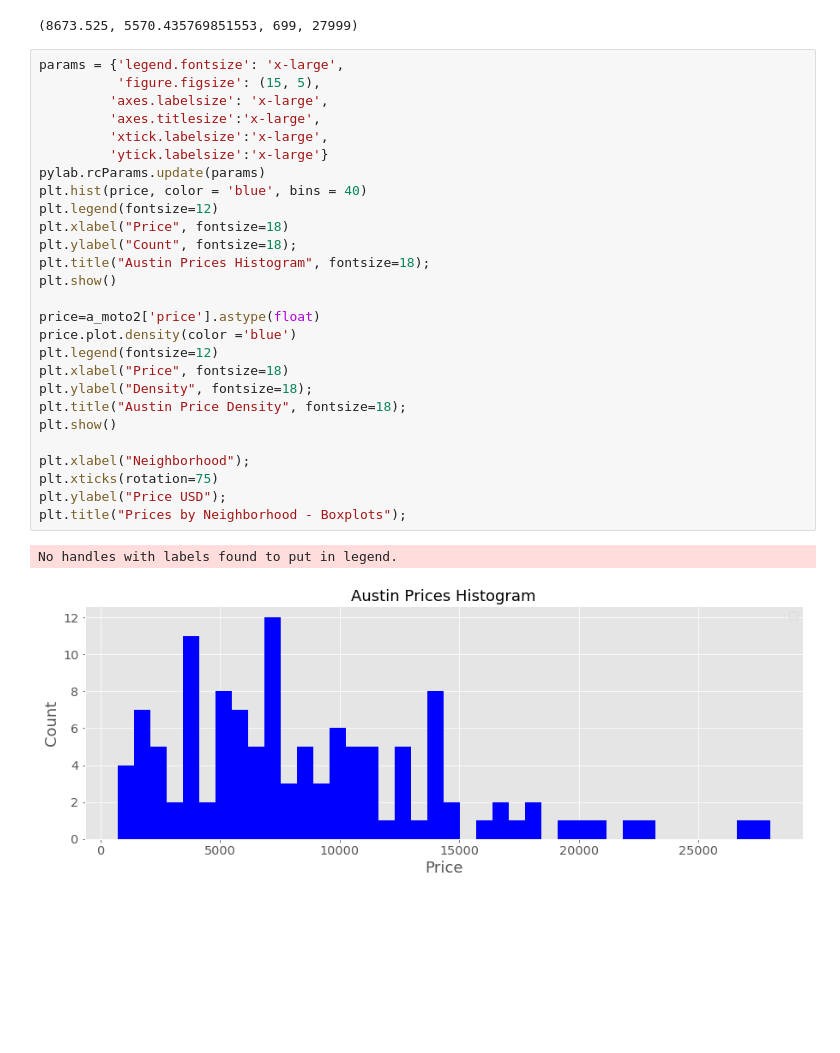
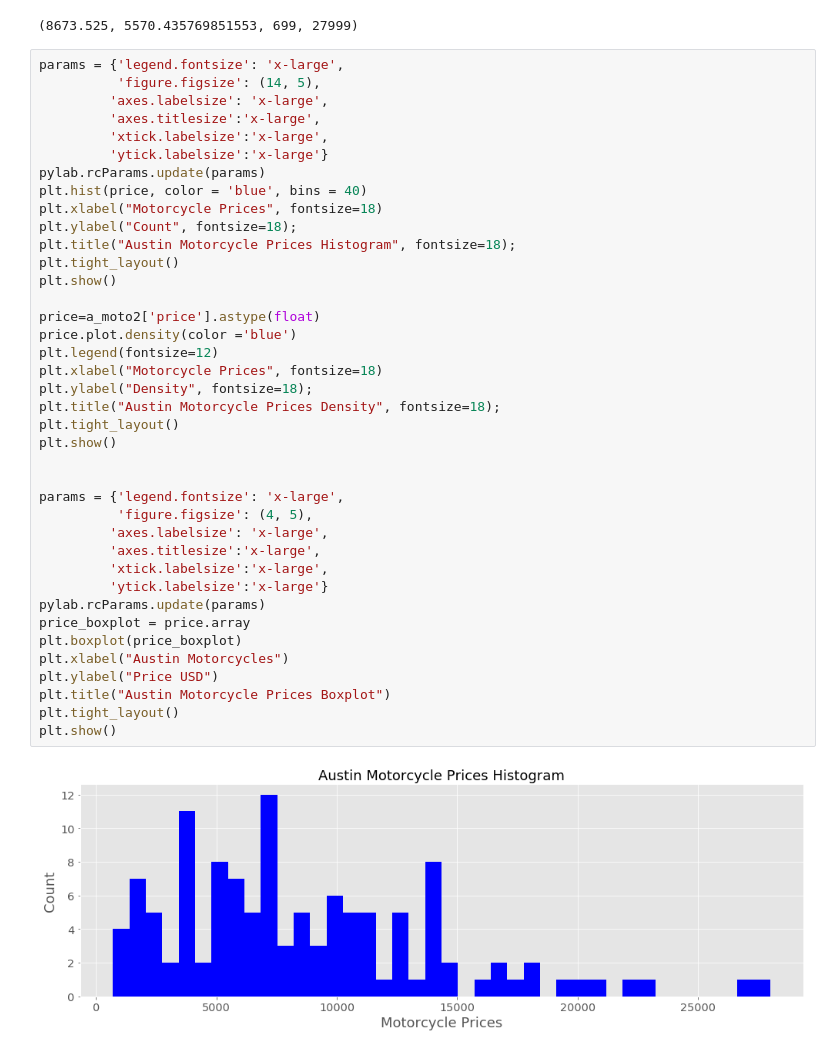
Before and after one commit to GrilledJeez/Testing-for-Difference-in-Craigslist-Markets, a Jupyter notebook: craigslist_scraper.ipynb, the cells around one changed output. Saved outputs shown, nothing was run; the diff lists cells and outputs as text; blank space fills up the shorter version.

Commit message:
3.6 Box Plot added EDA plots built

```diff
--- a/craigslist_scraper.ipynb
+++ b/craigslist_scraper.ipynb
@@ -378,31 +381,42 @@ price_mean, price_sd, price_min, price_max
 (8673.525, 5570.435769851553, 699, 27999)
 # %%
 params = {'legend.fontsize': 'x-large',
-          'figure.figsize': (15, 5),
+          'figure.figsize': (14, 5),
          'axes.labelsize': 'x-large',
          'axes.titlesize':'x-large',
          'xtick.labelsize':'x-large',
          'ytick.labelsize':'x-large'}
 pylab.rcParams.update(params)
 plt.hist(price, color = 'blue', bins = 40)
-plt.legend(fontsize=12)
-plt.xlabel("Price", fontsize=18)
+plt.xlabel("Motorcycle Prices", fontsize=18)
 plt.ylabel("Count", fontsize=18);
-plt.title("Austin Prices Histogram", fontsize=18);
+plt.title("Austin Motorcycle Prices Histogram", fontsize=18);
+plt.tight_layout()
 plt.show()
 
 price=a_moto2['price'].astype(float)
 price.plot.density(color ='blue')
 plt.legend(fontsize=12)
-plt.xlabel("Price", fontsize=18)
+plt.xlabel("Motorcycle Prices", fontsize=18)
 plt.ylabel("Density", fontsize=18);
-plt.title("Austin Price Density", fontsize=18);
+plt.title("Austin Motorcycle Prices Density", fontsize=18);
+plt.tight_layout()
 plt.show()
 
-plt.xlabel("Neighborhood");
-plt.xticks(rotation=75)
-plt.ylabel("Price USD");
-plt.title("Prices by Neighborhood - Boxplots");
+
+params = {'legend.fontsize': 'x-large',
+          'figure.figsize': (4, 5),
+         'axes.labelsize': 'x-large',
+         'axes.titlesize':'x-large',
+         'xtick.labelsize':'x-large',
+         'ytick.labelsize':'x-large'}
+pylab.rcParams.update(params)
+price_boxplot = price.array
+plt.boxplot(price_boxplot)
+plt.xlabel("Austin Motorcycles")
+plt.ylabel("Price USD")
+plt.title("Austin Motorcycle Prices Boxplot")
+plt.tight_layout()
+plt.show()
 # %% [output]
-No handles with labels found to put in legend.
-[figure, old version]
+[figure, new version]
```
Also changed, not shown: parts of 3 cells of this notebook.
